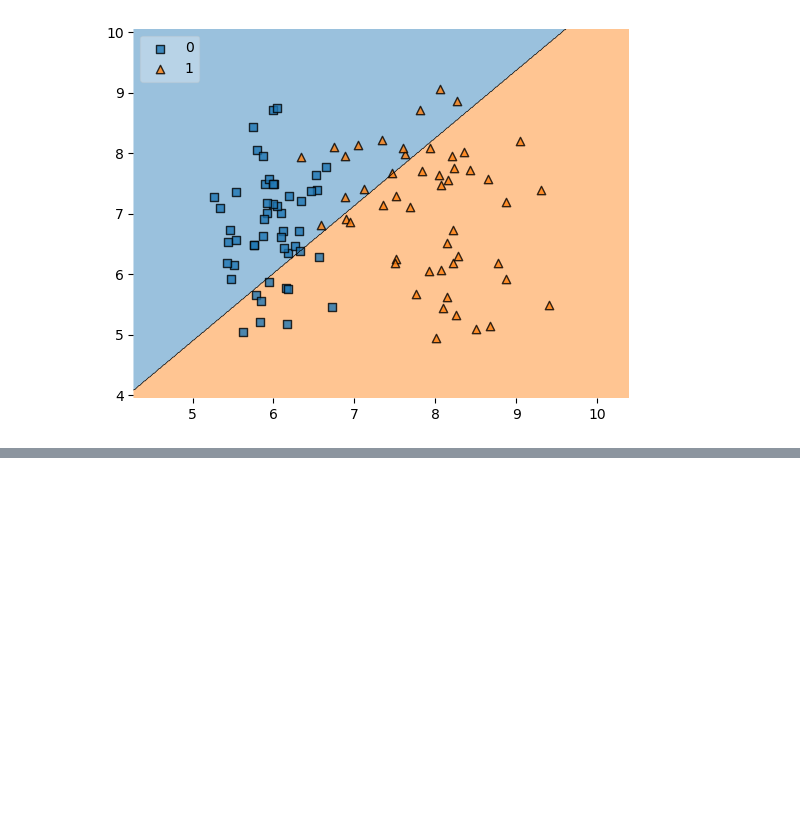
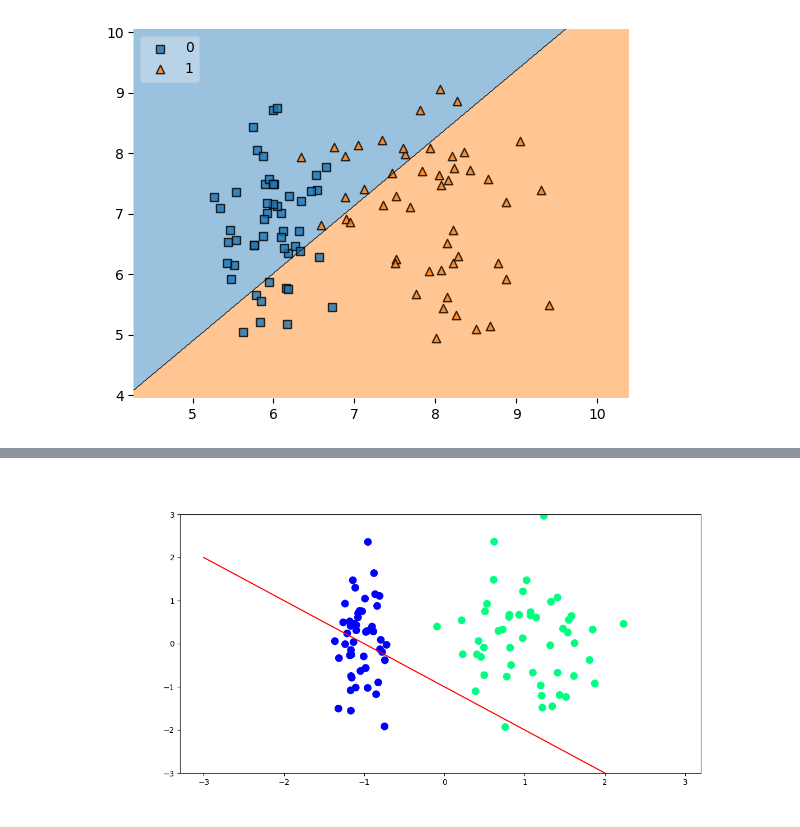
Before and after one commit to AM-Ankitgit/Complete-Deep-Learning-Algorithms, a Jupyter notebook: Perceprton/Perceptron & Multilayer Perceptron.ipynb, the cells around one changed output, grey strips where cells are left out. Saved outputs shown, nothing was run; the diff lists cells and outputs as text; code cells hidden in the pictures; blank space fills up the shorter version.

```diff
--- a/Perceprton/Perceptron & Multilayer Perceptron.ipynb
+++ b/Perceprton/Perceptron & Multilayer Perceptron.ipynb
@@ -83,0 +178,46 @@ Perceptron
+# %%
+# create Animation to see the conversion
+def get_perceptron_(X,y,epoch):
+    m = []
+    b = []
+
+    X = np.insert(X,0,1,axis=1) # insert the one as new features
+    weights   =  np.ones(X.shape[1])
+    lr = 0.1
+    for i in range(epoch):
+        j = np.random.randint(0,X.shape[0])
+        y_hat = get_step(np.dot(X[j],weights))
+
+        weights = weights + lr *(y[j]-y_hat)*X[j]
+        m.append(-(weights[1]/weights[2]))
+        b.append(-(weights[0]/weights[2]))
+    return m,b
+# %%
+# %matplotlib notebook
+# !pip install ipympl
+%matplotlib widget
+from matplotlib.animation import FuncAnimation
+import matplotlib.animation as animation
+
+fig,ax  = plt.subplots(figsize=(12,6))
+
+
+
+m,b = get_perceptron_(X,y,1000)
+# print(m)
+# print(b)
+x_i  =np.arange(-3,3,0.1)
+y_i  = x_i*m[0]+b[0]
+
+ax.scatter(X[:,0],X[:,1],c=y,cmap='winter',s=80)
+line,=ax.plot(x_i,y_i,'r')
+plt.ylim(-3,3)
+
+def update(i):
+    label  ='epoch {0}'.format(i+1)
+    line.set_ydata(x_i*m[i]+b[i])
+    ax.set_xlabel(label)
+
+anim = FuncAnimation(fig,update,repeat=False,frames=200,interval=100)
+# %% [output]
+[figure, added]
```
Also changed, not shown: parts of 19 cells of this notebook, 1 other file.
